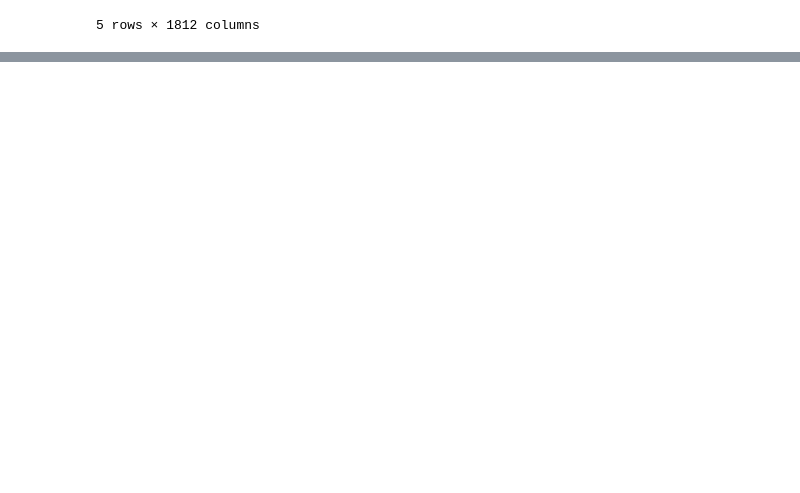
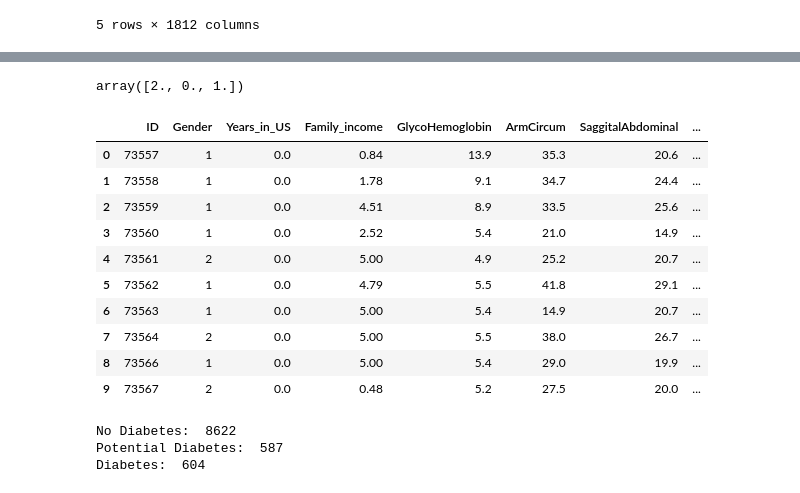
Before and after one commit to espSiyam/Data-Science--Analytics---AI-for-Business---the-Real-World-, a Jupyter notebook: Case Studies/2. Diabetes Analysis.ipynb, the cells around one changed output, grey strips where cells are left out. Saved outputs shown, nothing was run; the diff lists cells and outputs as text; code cells hidden in the pictures; blank space fills up the shorter version.

Commit message:
Diabetes

```diff
--- a/Case Studies/2. Diabetes Analysis.ipynb
+++ b/Case Studies/2. Diabetes Analysis.ipynb
@@ -340,0 +430,5 @@ df.head()
+# %%
+#year in us -> american : 0, not american : 1
+
+df['Years_in_US'] = df['Years_in_US'].apply(lambda x: x if x>0 else 0) #Replacing Nan with 0
+df['Years_in_US'].describe()
@@ -340,0 +474,12 @@ df.head()
+# %%
+#GlycoHemoglobin, Saggital Abdominal(median)
+df['GlycoHemoglobin'] = df['GlycoHemoglobin'].fillna(df['GlycoHemoglobin'].median())
+df['SaggitalAbdominal'] = df['SaggitalAbdominal'].fillna(df['SaggitalAbdominal'].median())
+df['ArmCircum'] = df['ArmCircum'].fillna(df['ArmCircum'].median())
+df['GripStrength'] = df['GripStrength'].fillna(df['GripStrength'].median())
+
+#Family Income -> use ffill to fill na
+df['Family_income'] = df['Family_income'].fillna(method='ffill')
+
+#Breat_fed -> fill to 1
+df['Breast_fed'] = df['Breast_fed'].fillna(value = 1)
@@ -340,0 +504,8 @@ df.head()
+# %%
+# Feature selector that removes all low-variance features.
+from sklearn.feature_selection import VarianceThreshold
+
+sel = VarianceThreshold(threshold=(0.15))
+sel.fit_transform(df)
+
+df.describe()
@@ -340,0 +522,30 @@ df.head()
+# %%
+df.loc[df['GlycoHemoglobin'] < 6.0, 'Diabetes'] = 0
+df.loc[(df['GlycoHemoglobin'] >= 6.0 ) & (df['GlycoHemoglobin'] <= 6.4), 'Diabetes'] = 1
+df.loc[df['GlycoHemoglobin'] >= 6.5 , 'Diabetes'] = 2
+# %%
+df.Diabetes.unique()
+# %% [output]
+array([2., 0., 1.])
+# %%
+df.head(10)
+# %% [output]
+|  | ID | Gender | Years_in_US | Family_income | GlycoHemoglobin | ArmCircum | SaggitalAbdominal | ... |
+| 0 | 73557 | 1 | 0.0 | 0.84 | 13.9 | 35.3 | 20.6 | ... |
+| 1 | 73558 | 1 | 0.0 | 1.78 | 9.1 | 34.7 | 24.4 | ... |
+| 2 | 73559 | 1 | 0.0 | 4.51 | 8.9 | 33.5 | 25.6 | ... |
+| 3 | 73560 | 1 | 0.0 | 2.52 | 5.4 | 21.0 | 14.9 | ... |
+| 4 | 73561 | 2 | 0.0 | 5.00 | 4.9 | 25.2 | 20.7 | ... |
+| 5 | 73562 | 1 | 0.0 | 4.79 | 5.5 | 41.8 | 29.1 | ... |
+| 6 | 73563 | 1 | 0.0 | 5.00 | 5.4 | 14.9 | 20.7 | ... |
+| 7 | 73564 | 2 | 0.0 | 5.00 | 5.5 | 38.0 | 26.7 | ... |
+| 8 | 73566 | 1 | 0.0 | 5.00 | 5.4 | 29.0 | 19.9 | ... |
+| 9 | 73567 | 2 | 0.0 | 0.48 | 5.2 | 27.5 | 20.0 | ... |
+# %%
+print("No Diabetes: ",(df['Diabetes'] == 0).sum())
+print("Potential Diabetes: ",(df['Diabetes'] == 1).sum())
+print("Diabetes: ",(df['Diabetes'] == 2).sum())
+# %% [output]
+No Diabetes:  8622
+Potential Diabetes:  587
+Diabetes:  604
```
Also changed, not shown: parts of 19 cells of this notebook.
